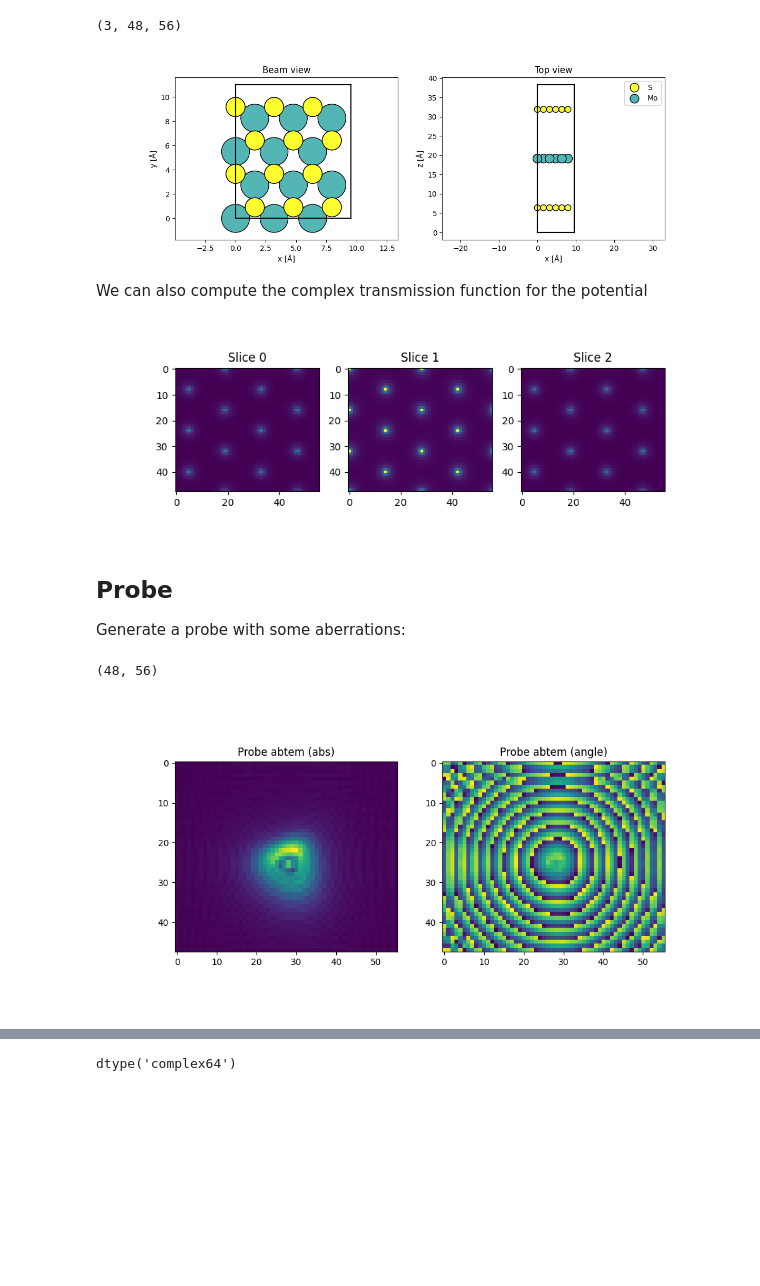
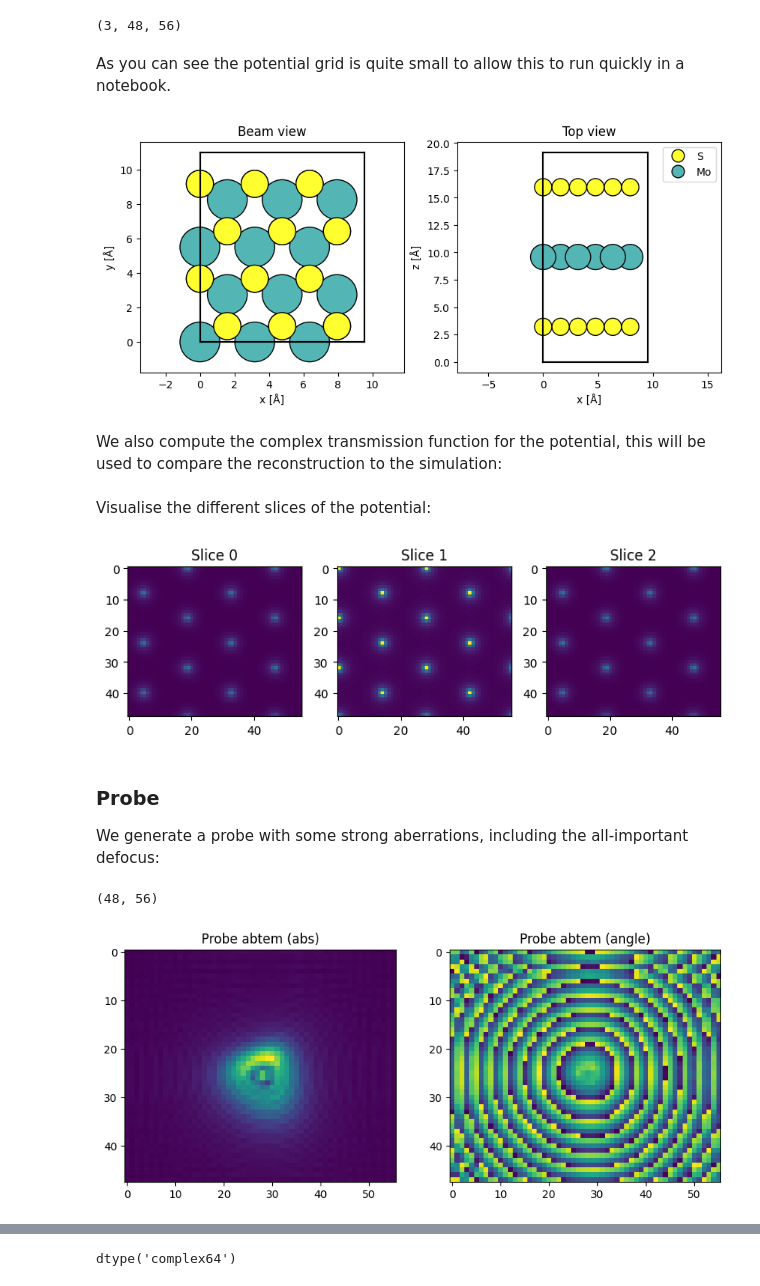
Before and after one commit to METSA-DIADEM/jax-ptychography, a Jupyter notebook: jax_multislice.ipynb, the cells around one changed output, grey strips where cells are left out. Saved outputs shown, nothing was run; the diff lists cells and outputs as text; code cells hidden in the pictures; blank space fills up the shorter version.

```diff
--- a/jax_multislice.ipynb
+++ b/jax_multislice.ipynb
@@ -26,3 +42,5 @@ First build a structure to simulate and reconstruct, for `MoS2` I stretch the un
 # %%
 atoms = ase.build.mx2(vacuum=0.8)
-atoms.set_cell(atoms.cell * np.asarray([1, 1, 8]), scale_atoms=True)
+atoms.set_cell(atoms.cell * np.asarray([1, 1, 4]), scale_atoms=True)
+atoms = abtem.orthogonalize_cell(atoms)
+atoms *= (3, 2, 1)  # this sets our horizontal extent, and by consequence our final diffraction pattern size
@@ -40,13 +58,15 @@ potential = abtem.Potential(
 print(potential.shape)
 # %% [output]
 (3, 48, 56)
+# %% [markdown]
+As you can see the potential grid is quite small to allow this to run quickly in a notebook.
 # %%
-fig, (ax1, ax2) = plt.subplots(1, 2, figsize=(12, 4))
+fig, (ax1, ax2) = plt.subplots(1, 2, figsize=(10, 4))
 abtem.show_atoms(atoms, ax=ax1, title="Beam view", merge=False)
 abtem.show_atoms(atoms, ax=ax2, plane="xz", title="Top view", legend=True);
 # %% [output]
-[figure, old version]
+[figure, new version]
 # %% [markdown]
-We can also compute the complex transmission function for the potential
+We also compute the complex transmission function for the potential, this will be used to compare the reconstruction to the simulation:
 # %%
 energy = 200e3
@@ -55,5 +73,8 @@ potential_array = potential.build(lazy=False).array
 transmit = get_abtem_transmit(potential, energy)
+# %% [markdown]
+Visualise the different slices of the potential:
 # %%
+potential_array = potential.build(lazy=False).array
 rows = int(np.floor(np.sqrt(len(potential_array))))
 cols = int(np.ceil(np.sqrt(len(potential_array))))
 if rows * cols < len(potential_array):
@@ -65,11 +86,11 @@ for i, (p, s_ax) in enumerate(zip(potential_array, ax.ravel())):
     s_ax.imshow(p, vmin=vmin, vmax=vmax)
     s_ax.set_title(f"Slice {i}")
 # %% [output]
-[figure, old version]
+[figure, new version]
 # %% [markdown]
-## Probe
+### Probe
 
-Generate a probe with some aberrations:
+We generate a probe with some strong aberrations, including the all-important defocus:
 # %%
 wavelength = energy2wavelength(energy)
 semiangle_cutoff = 40.
@@ -99,10 +120,10 @@ probe.shape
 # %% [output]
 (48, 56)
 # %%
-fig, (ax1, ax2) = plt.subplots(1, 2, figsize=(10, 5))
+fig, (ax1, ax2) = plt.subplots(1, 2, figsize=(10, 4))
 ax1.imshow(np.abs(probe.build(lazy=False).array))
 ax1.set_title('Probe abtem (abs)');
 ax2.imshow(np.angle(probe.build(lazy=False).array))
 ax2.set_title('Probe abtem (angle)');
 # %% [output]
-[figure, old version]
+[figure, new version]
```
Also changed, not shown: parts of 84 cells of this notebook.
